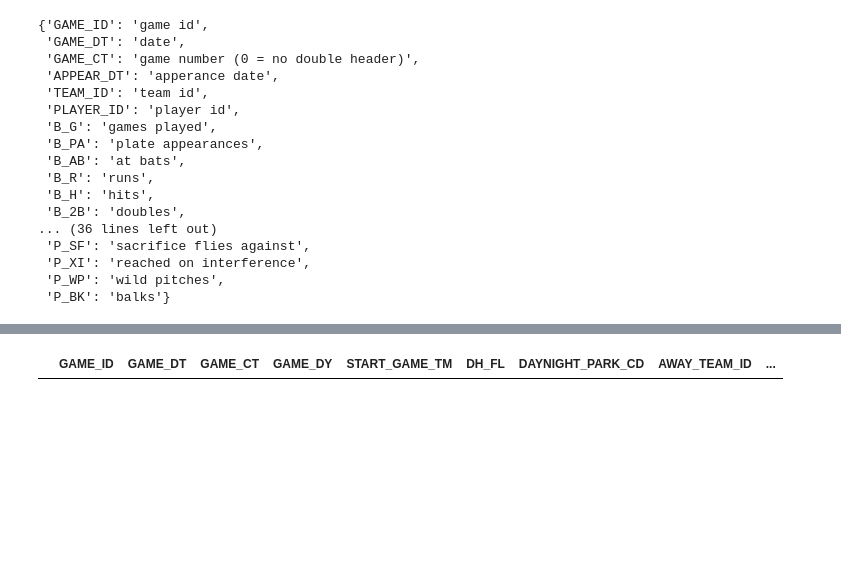
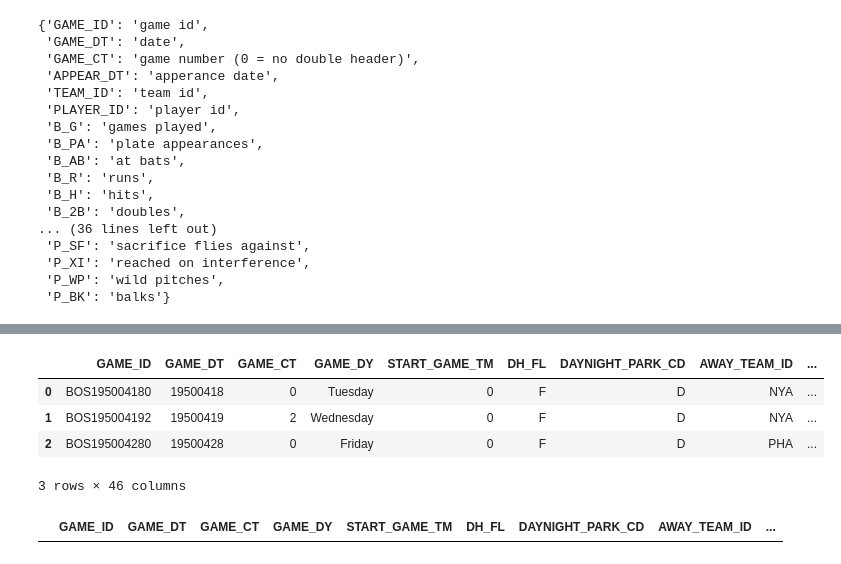
Before and after one commit to sdiehl28/Scikit-Learn-Workflow, a Jupyter notebook: python/RetrosheetPreprocess.ipynb, the cells around one changed output, grey strips where cells are left out. Drawn from its saved outputs; the diff is of its cells as text; code cells hidden in the pictures; blank space fills up the shorter version.

```diff
--- a/python/RetrosheetPreprocess.ipynb
+++ b/python/RetrosheetPreprocess.ipynb
@@ -506,9 +522,9 @@ gamefiles.sort()
 
 dfs = []
 for file in gamefiles:
-    dfs.append(pd.read_csv(file, parse_dates=['GAME_DT']))
+    dfs.append(
+        pd.read_csv(file,
+            keep_default_na=False,
+            na_values={'ATTEND_PARK_CT':[-1,0],
+                       'TEMP_PARK_CT':[-1,0]}))
 game = pd.concat(dfs)
-# %%
-# after concatentation, reset the index
-game = game.reset_index(drop=True)
-game.head()
@@ -523,2 +531,10 @@ game.head()
+# %%
+game.head(3)
+# %% [output]
+|  | GAME_ID | GAME_DT | GAME_CT | GAME_DY | START_GAME_TM | DH_FL | DAYNIGHT_PARK_CD | AWAY_TEAM_ID | ... |
+| 0 | BOS195004180 | 19500418 | 0 | Tuesday | 0 | F | D | NYA | ... |
+| 1 | BOS195004192 | 19500419 | 2 | Wednesday | 0 | F | D | NYA | ... |
+| 2 | BOS195004280 | 19500428 | 0 | Friday | 0 | F | D | PHA | ... |
+3 rows × 46 columns
 # %%
 # the primary key is (GAME_ID), verify no dups
```
Also changed, not shown: parts of 95 cells of this notebook.
